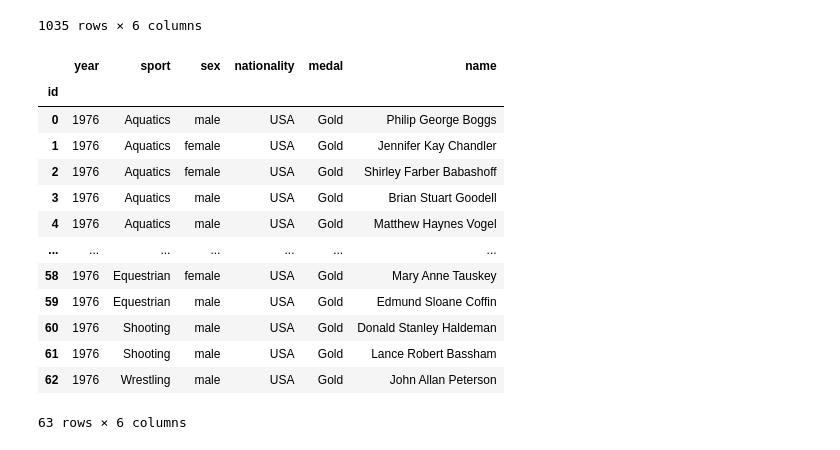
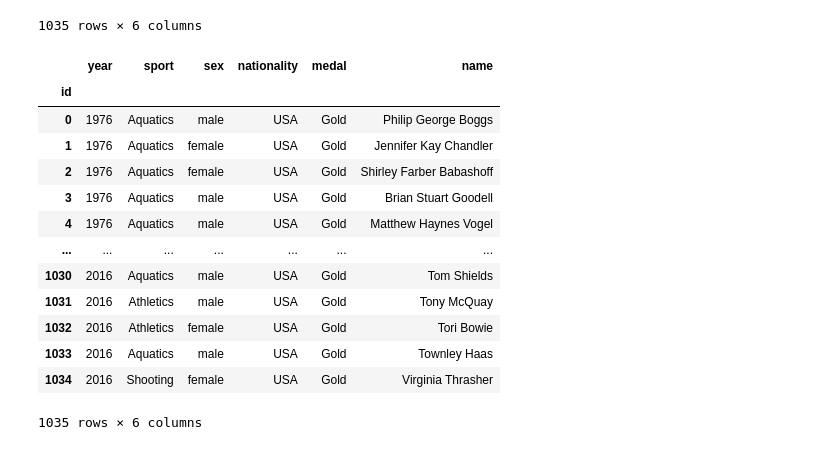
Before and after one commit to tnatoli29/Project-2, a Jupyter notebook: Data Cleaning.ipynb, the cells around one changed output. Cells and saved outputs as stored; diff of their text form; code cells hidden in the pictures.

```diff
--- a/Data Cleaning.ipynb
+++ b/Data Cleaning.ipynb
@@ -350,3 +318,21 @@ olympics
 | 1033 | 2016 | aquatics | male | USA | Gold | Townley Haas |
 | 1034 | 2016 | shooting | female | USA | Gold | Virginia Thrasher |
 1035 rows × 6 columns
+# %%
+olympics['sport'] = olympics['sport'].str.capitalize()
+olympics
+# %% [output]
+|  | year | sport | sex | nationality | medal | name |
+| id |  |  |  |  |  |  |
+| 0 | 1976 | Aquatics | male | USA | Gold | Philip George Boggs |
+| 1 | 1976 | Aquatics | female | USA | Gold | Jennifer Kay Chandler |
+| 2 | 1976 | Aquatics | female | USA | Gold | Shirley Farber Babashoff |
+| 3 | 1976 | Aquatics | male | USA | Gold | Brian Stuart Goodell |
+| 4 | 1976 | Aquatics | male | USA | Gold | Matthew Haynes Vogel |
+| ... | ... | ... | ... | ... | ... | ... |
+| 1030 | 2016 | Aquatics | male | USA | Gold | Tom Shields |
+| 1031 | 2016 | Athletics | male | USA | Gold | Tony McQuay |
+| 1032 | 2016 | Athletics | female | USA | Gold | Tori Bowie |
+| 1033 | 2016 | Aquatics | male | USA | Gold | Townley Haas |
+| 1034 | 2016 | Shooting | female | USA | Gold | Virginia Thrasher |
+1035 rows × 6 columns
@@ -353,21 +345,6 @@ olympics
 # %%
-olympics_1976=olympics['year']==1976
+# olympics_1976=olympics['year']==1976
 
-olympicGames1976=olympics[olympics_1976]
-olympicGames1976
+# olympicGames1976=olympics[olympics_1976]
+# olympicGames1976
-# %% [output]
-|  | year | sport | sex | nationality | medal | name |
-| id |  |  |  |  |  |  |
-| 0 | 1976 | Aquatics | male | USA | Gold | Philip George Boggs |
-| 1 | 1976 | Aquatics | female | USA | Gold | Jennifer Kay Chandler |
-| 2 | 1976 | Aquatics | female | USA | Gold | Shirley Farber Babashoff |
-| 3 | 1976 | Aquatics | male | USA | Gold | Brian Stuart Goodell |
-| 4 | 1976 | Aquatics | male | USA | Gold | Matthew Haynes Vogel |
-| ... | ... | ... | ... | ... | ... | ... |
-| 58 | 1976 | Equestrian | female | USA | Gold | Mary Anne Tauskey |
-| 59 | 1976 | Equestrian | male | USA | Gold | Edmund Sloane Coffin |
-| 60 | 1976 | Shooting | male | USA | Gold | Donald Stanley Haldeman |
-| 61 | 1976 | Shooting | male | USA | Gold | Lance Robert Bassham |
-| 62 | 1976 | Wrestling | male | USA | Gold | John Allan Peterson |
-63 rows × 6 columns
 # %%
```
Also changed, not shown: parts of 6 cells of this notebook, 5 other files.
